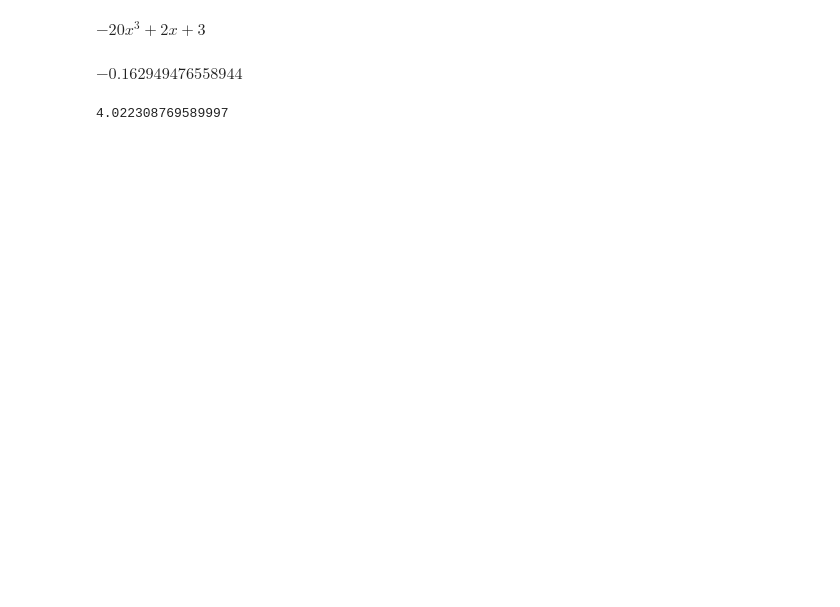
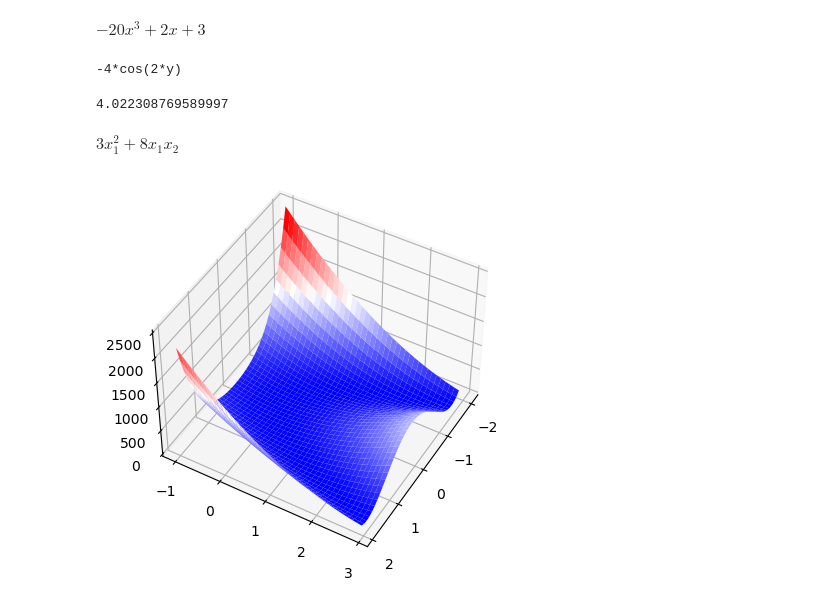
Before and after one commit to Vadych/Netology, a Jupyter notebook: test.ipynb, the cells around one changed output. Cells and saved outputs as stored; diff of their text form; code cells hidden in the pictures; blank space fills up the shorter version.

```diff
--- a/test.ipynb
+++ b/test.ipynb
@@ -134,18 +134,43 @@ res = sym.diff(y)
 res
 # %% [output]
 $\displaystyle - 20 x^{3} + 2 x + 3$
-# %%
-y = (x**3+3*x+1)/(x**2-2*x+5)
-t = 4
-d1 = sym.diff(y)
-d1
-d1.evalf(subs={x: t})
-d2 = sym.diff(d1)
-d2
-d2.evalf(subs={x: t})
-# %% [output]
-$\displaystyle -0.162949476558944$
+# %%
+x = sym.Symbol('x')
+y = sym.Symbol('y')
+f = sym.sin(-3*x) + sym.cos(2*y)
+
+print(sym.diff(f, y, y))
+# %% [output]
+-4*cos(2*y)
 # %%
 9/(np.e**6) + 4
 # %% [output]
 4.022308769589997
+# %%
+import sympy as sym
+x1 = sym.Symbol('x1')
+x2 = sym.Symbol('x2')
+y = x1**3 + 4*x1**2*x2 + x2**5
+sym.diff(y, x1, x2) # Вычисляет производную сначала по х1, затем по x2
+sym.diff(y, x1, x1) # Вычисляет вторую производную по х1
+# %% [output]
+$\displaystyle 3 x_{1}^{2} + 8 x_{1} x_{2}$
+# %%
+import numpy as np
+def rosenbrock (x) :
+    return np. sum(100.0 * (x[1:]-x[:-1]**2.0)**2.0 + (1-x[-1])**2.0, axis=0)
+# %%
+from mpl_toolkits.mplot3d import Axes3D
+import matplotlib.pyplot as plt
+from matplotlib import cm
+from matplotlib.ticker import LinearLocator, FormatStrFormatter
+fig, ax = plt.subplots(subplot_kw={"projection": "3d"})
+ax.view_init (45, 30)
+X = np. arange (-2, 2, 0.1)
+Y = np.arange (-1, 3, 0.1)
+X, Y = np.meshgrid(X, Y)
+Z = rosenbrock (np.array ( [X, Y] ))
+surf = ax.plot_surface (X, Y, Z, cmap='bwr')
+plt.show()
+# %% [output]
+[figure, added]
```
Also changed, not shown: parts of 4 cells of this notebook, 1 other file.
